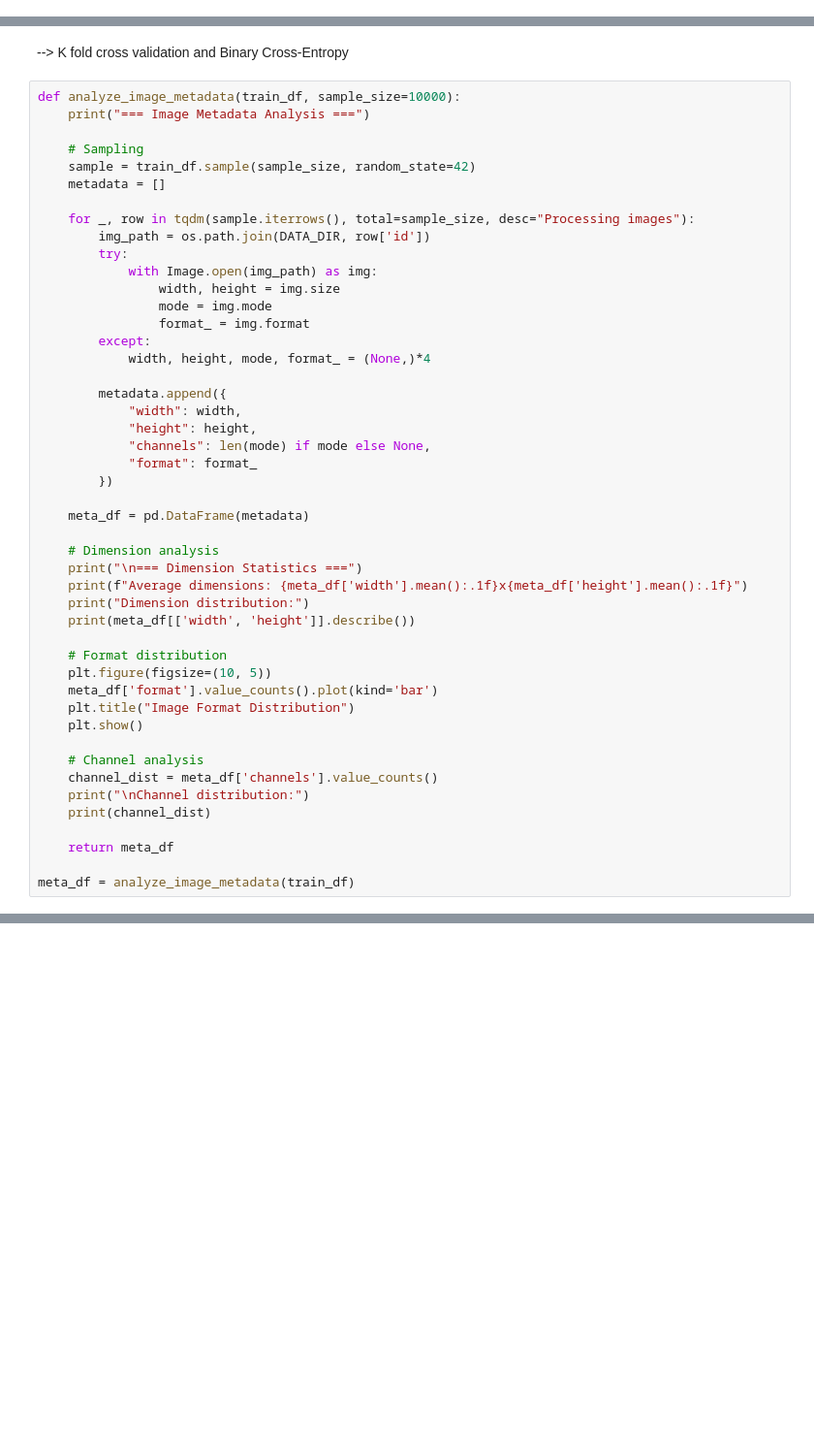
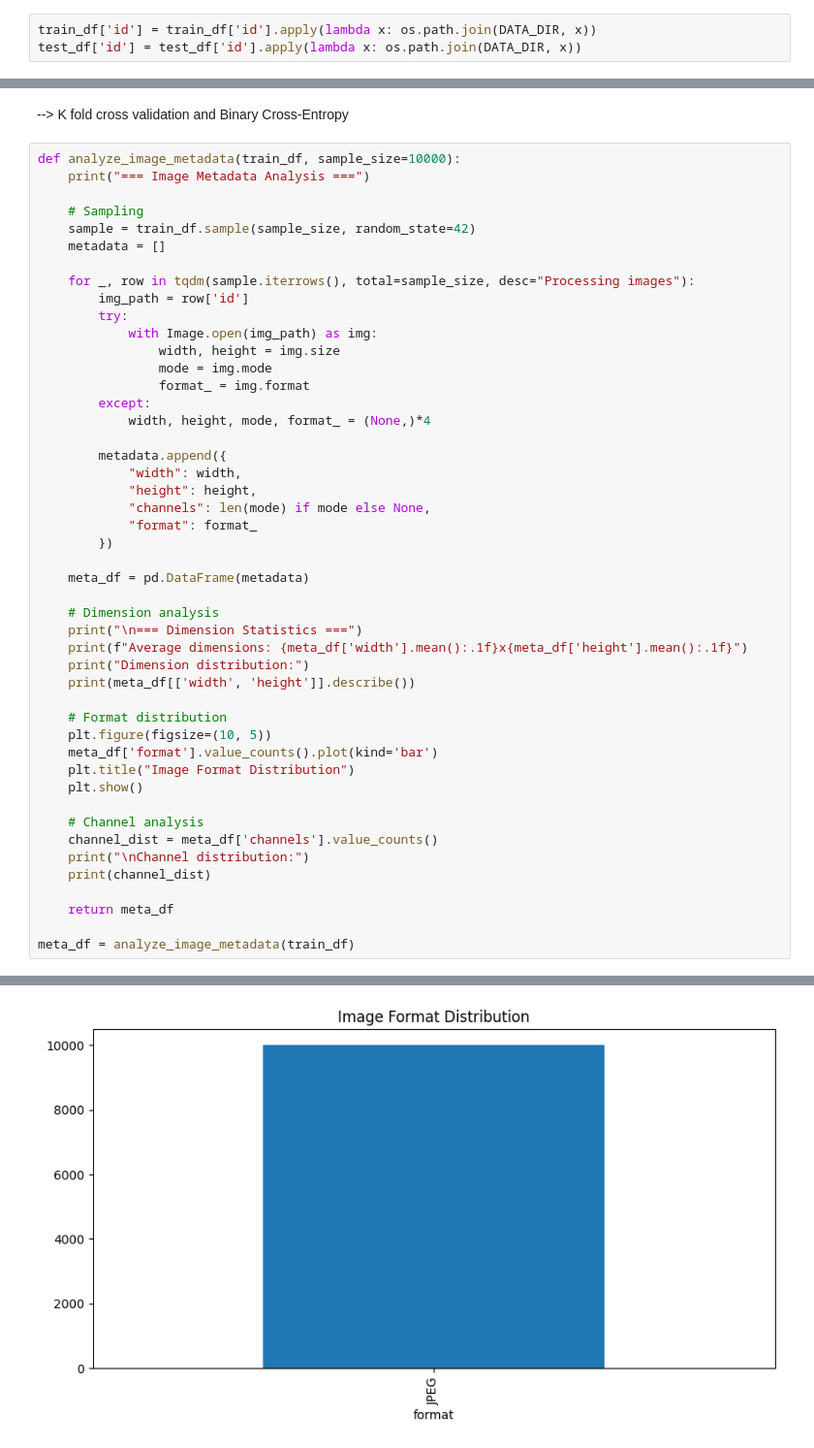
Before and after one commit to Khoawawa/ArtDetective, a Jupyter notebook: loader.ipynb, the cells around one changed output, grey strips where cells are left out. Shown at 97% size. Saved outputs shown, nothing was run; the diff lists cells and outputs as text; blank space fills up the shorter version.

```diff
--- a/loader.ipynb
+++ b/loader.ipynb
@@ -95,3 +100,6 @@ print(f'Missing test: {len(test_missing)}/{len(test_df)}')
+# %%
+train_df['id'] = train_df['id'].apply(lambda x: os.path.join(DATA_DIR, x))
+test_df['id'] = test_df['id'].apply(lambda x: os.path.join(DATA_DIR, x))
 # %%
 train_df['pair_id'] = train_df.index //2
 train_df.head()
@@ -127,7 +149,7 @@ def analyze_image_metadata(train_df, sample_size=10000):
     metadata = []
 
     for _, row in tqdm(sample.iterrows(), total=sample_size, desc="Processing images"):
-        img_path = os.path.join(DATA_DIR, row['id'])
+        img_path = row['id']
         try:
             with Image.open(img_path) as img:
                 width, height = img.size
@@ -165,3 +187,4 @@ def analyze_image_metadata(train_df, sample_size=10000):
     return meta_df
 
 meta_df = analyze_image_metadata(train_df)
+# %% [output]
@@ -167,0 +204 @@ meta_df = analyze_image_metadata(train_df)
+[figure, added]
```
Also changed, not shown: parts of 11 cells of this notebook.
